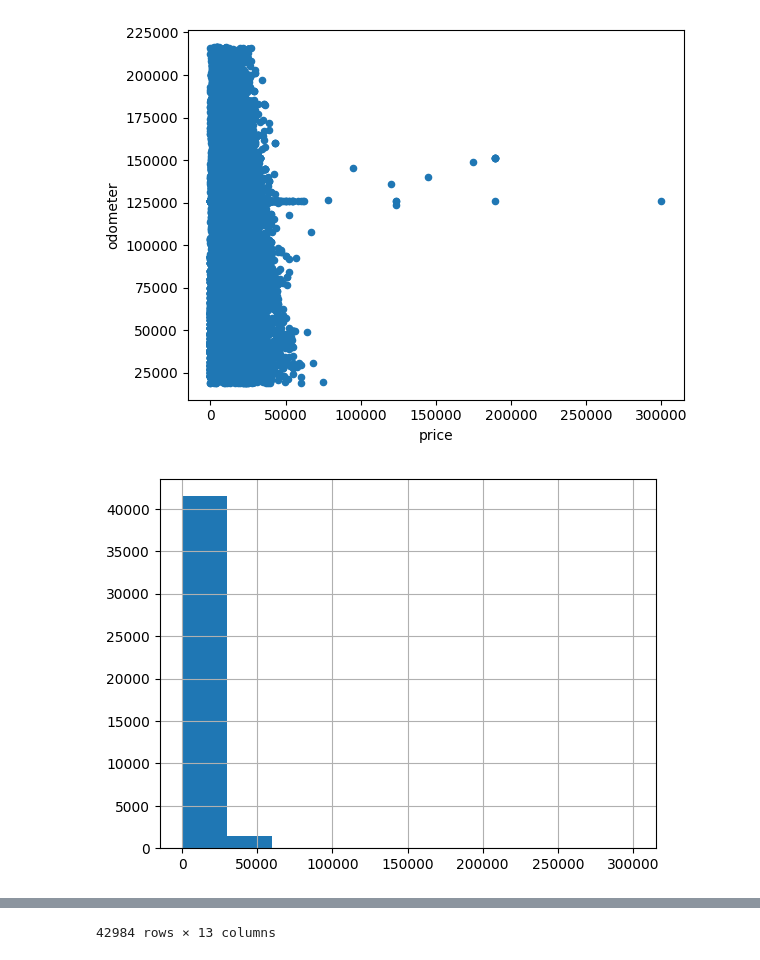
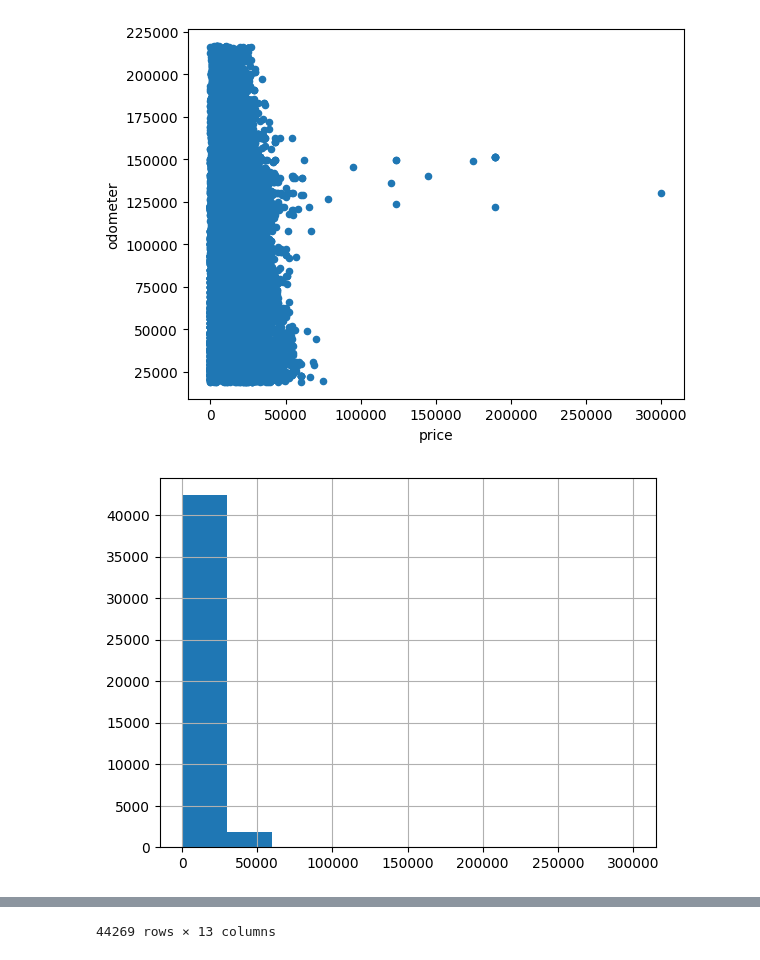
Before and after one commit to whuynh122/Project_4, a Jupyter notebook: notebook/EDA.ipynb, the cells around one changed output, grey strips where cells are left out. Drawn from its saved outputs; the diff is of its cells as text; code cells hidden in the pictures.

```diff
--- a/notebook/EDA.ipynb
+++ b/notebook/EDA.ipynb
@@ -1,52 +1,53 @@
 # %%
 
-#Title  Project_4 vehicle advertisment
+#Title
+# :car sales advertisements web app
 
-#introduction: given a vehicle advertisment data set use EDA to get a better understand the data.
-# then preprocess the data. next create some graphs to better visulize the data. then use the streamlit libary to create a web app with a histogram and sctter plot of the datathrough render
-
+#/Introduction
+# given a vehicle advertisment data set use EDA to get a better understand the data.
+# then preprocess the data. next create some graphs to better visulize the data.
+#  then use the streamlit libary to create a web app with a histogram  and sctter
+# plot of the datathrough render develop and deploy a web application to a cloud service
 
 # Loading all the libraries
 import pandas as pd
 import numpy as np
 import matplotlib.pyplot as plt
 import datetime as date
 import scipy.stats as stats
 import streamlit as st
 import plotly.express as px
 import altair as alt
 
 
 
 
+
 # import data
 vehicles = pd.read_csv(r"..\vehicles_us.csv")
+#remove duplicates
+vehicles.drop_duplicates(inplace=True)
+#preprocess the data
 
-#preprocess the data
-median_year=vehicles.groupby(['model'])['model_year'].median()
-median_year=median_year.median().round()
-median_cylinders=vehicles.groupby(['model'])['cylinders'].median()
-median_cylinders=median_cylinders.median().round()
-mean_odometer=vehicles.groupby(['model','model_year'])['odometer'].mean()
-mean_odometer=mean_odometer.median().round()
-vehicles['model_year'] = vehicles['model_year'].fillna(median_year)
-vehicles['cylinders'] = vehicles['cylinders'].fillna(median_cylinders)
-vehicles['odometer'] = vehicles['odometer'].fillna(mean_odometer)
-vehicles['model_year'].quantile(.95)
+vehicles['model_year'] = vehicles['model_year'].fillna(vehicles.groupby('model')['model_year'].transform('median').round())
+vehicles['cylinders'] = vehicles['cylinders'].fillna(vehicles.groupby('model')['cylinders'].transform('median').round())
+vehicles['odometer'] = vehicles['odometer'].fillna(vehicles.groupby('model')['odometer'].transform('median').round())
+
 vehicles = vehicles[(vehicles['odometer'] <= vehicles['odometer'].quantile(0.95)) & (vehicles['odometer'] >= vehicles['odometer'].quantile(0.05)) &(vehicles['model_year']<= vehicles['model_year'].quantile(0.95))& (vehicles['model_year']>= vehicles['model_year'].quantile(0.05))]
 
 
 
  #graphs
 vehicles.plot.scatter(x = 'price', y = 'odometer')
 plt.show()
 vehicles['price'].hist()
 plt.show()
 #data
 vehicles
+#conclusions there are 100 vehicle models being sold majority of which cost between 50,000- 750,000 with odometer  on carrs ranging from 0-45,000 miles
 # %% [output]
-[figure, old version]
+[figure, new version]
-[figure, old version]
+[figure, new version]
 |  | price | model_year | model | condition | cylinders | fuel | odometer | transmission | type | ... |
 | 0 | 9400 | 2011.0 | bmw x5 | good | 6.0 | gas | 145000.0 | automatic | SUV | ... |
 | 1 | 25500 | 2011.0 | ford f-150 | good | 6.0 | gas | 88705.0 | automatic | pickup | ... |
@@ -62 +63 @@ vehicles
-42984 rows × 13 columns
+44269 rows × 13 columns
```
Also changed, not shown: parts of 1 cell of this notebook, 2 other files.
